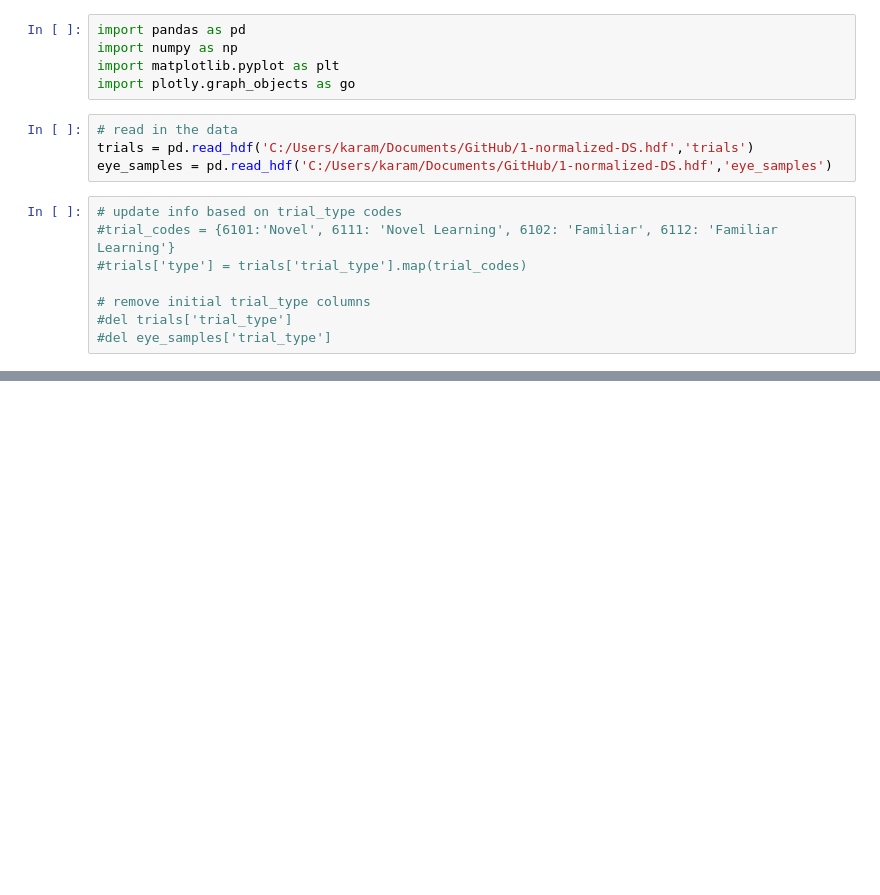
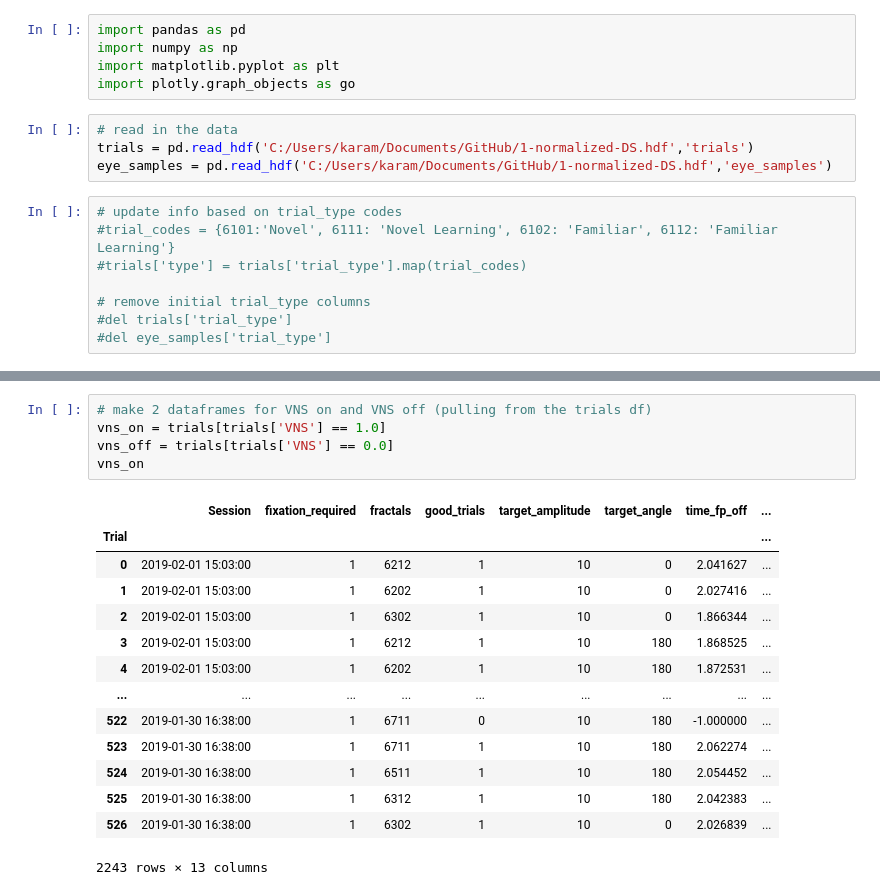
Before and after one commit to schlich/vns, a Jupyter notebook: data_exploration.ipynb, the cells around one changed output, grey strips where cells are left out. Cells and saved outputs as stored; diff of their text form; blank space fills up the shorter version.

```diff
--- a/data_exploration.ipynb
+++ b/data_exploration.ipynb
@@ -19,0 +115,20 @@ trials = trials.reset_index(level = 'Session')
+# %%
+# make 2 dataframes for VNS on and VNS off (pulling from the trials df)
+vns_on = trials[trials['VNS'] == 1.0]
+vns_off = trials[trials['VNS'] == 0.0]
+vns_on
+# %% [output]
+|  | Session | fixation_required | fractals | good_trials | target_amplitude | target_angle | time_fp_off | ... |
+| Trial |  |  |  |  |  |  |  | ... |
+| 0 | 2019-02-01 15:03:00 | 1 | 6212 | 1 | 10 | 0 | 2.041627 | ... |
+| 1 | 2019-02-01 15:03:00 | 1 | 6202 | 1 | 10 | 0 | 2.027416 | ... |
+| 2 | 2019-02-01 15:03:00 | 1 | 6302 | 1 | 10 | 0 | 1.866344 | ... |
+| 3 | 2019-02-01 15:03:00 | 1 | 6212 | 1 | 10 | 180 | 1.868525 | ... |
+| 4 | 2019-02-01 15:03:00 | 1 | 6202 | 1 | 10 | 180 | 1.872531 | ... |
+| ... | ... | ... | ... | ... | ... | ... | ... | ... |
+| 522 | 2019-01-30 16:38:00 | 1 | 6711 | 0 | 10 | 180 | -1.000000 | ... |
+| 523 | 2019-01-30 16:38:00 | 1 | 6711 | 1 | 10 | 180 | 2.062274 | ... |
+| 524 | 2019-01-30 16:38:00 | 1 | 6511 | 1 | 10 | 180 | 2.054452 | ... |
+| 525 | 2019-01-30 16:38:00 | 1 | 6312 | 1 | 10 | 180 | 2.042383 | ... |
+| 526 | 2019-01-30 16:38:00 | 1 | 6302 | 1 | 10 | 0 | 2.026839 | ... |
+2243 rows × 13 columns
```
Also changed, not shown: parts of 24 cells of this notebook.
